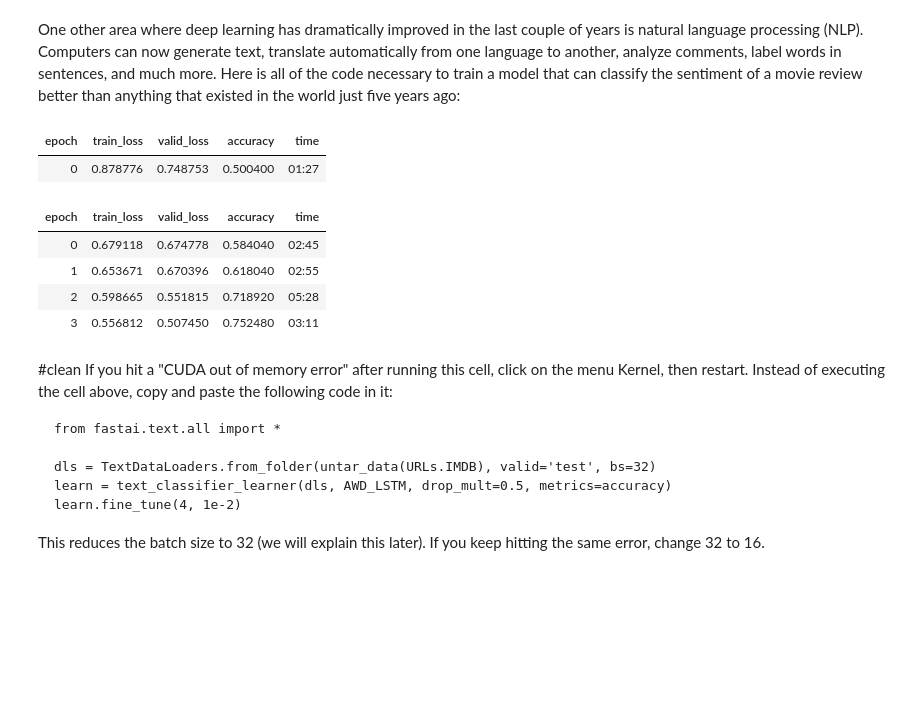
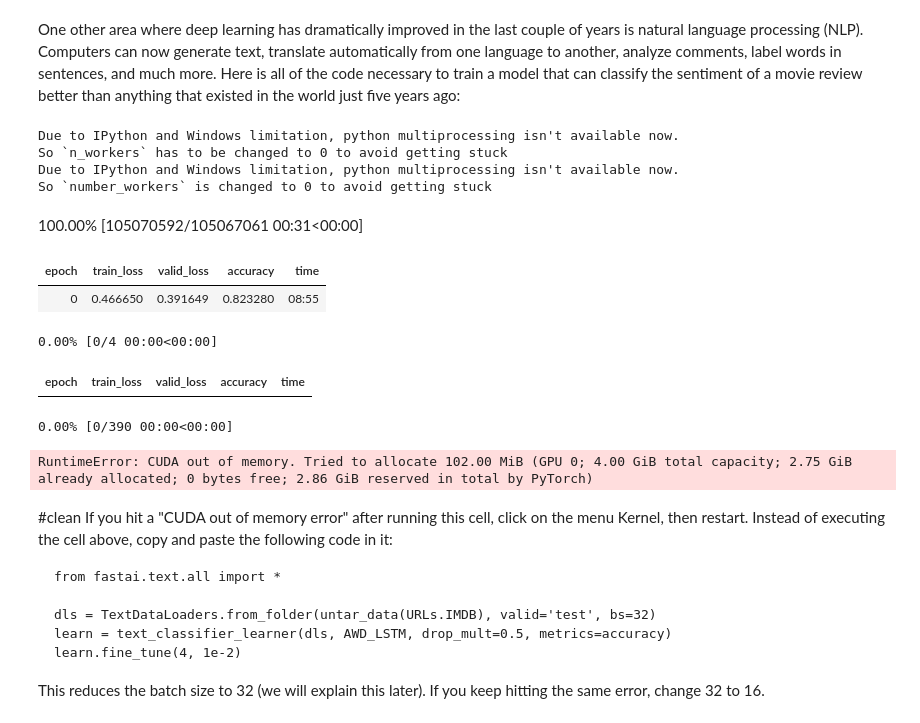
Before and after one commit to Marcingrze/fastbook, a Jupyter notebook: 01_intro.ipynb, the cells around one changed output. Cells and saved outputs as stored; diff of their text form; code cells hidden in the pictures; blank space fills up the shorter version.

```diff
--- a/01_intro.ipynb
+++ b/01_intro.ipynb
@@ -721,17 +718,21 @@ One other area where deep learning has dramatically improved in the last couple
 # %%
 from fastai.text.all import *
 
-dls = TextDataLoaders.from_folder(untar_data(URLs.IMDB), valid='test')
+dls = TextDataLoaders.from_folder(untar_data(URLs.IMDB), valid='test', bs=32)
 learn = text_classifier_learner(dls, AWD_LSTM, drop_mult=0.5, metrics=accuracy)
 learn.fine_tune(4, 1e-2)
 # %% [output]
+Due to IPython and Windows limitation, python multiprocessing isn't available now.
+So `n_workers` has to be changed to 0 to avoid getting stuck
+Due to IPython and Windows limitation, python multiprocessing isn't available now.
+So `number_workers` is changed to 0 to avoid getting stuck
+100.00% [105070592/105067061 00:31<00:00]
 | epoch | train_loss | valid_loss | accuracy | time |
-| 0 | 0.878776 | 0.748753 | 0.500400 | 01:27 |
+| 0 | 0.466650 | 0.391649 | 0.823280 | 08:55 |
+0.00% [0/4 00:00<00:00]
 | epoch | train_loss | valid_loss | accuracy | time |
-| 0 | 0.679118 | 0.674778 | 0.584040 | 02:45 |
-| 1 | 0.653671 | 0.670396 | 0.618040 | 02:55 |
-| 2 | 0.598665 | 0.551815 | 0.718920 | 05:28 |
-| 3 | 0.556812 | 0.507450 | 0.752480 | 03:11 |
+0.00% [0/390 00:00<00:00]
+RuntimeError: CUDA out of memory. Tried to allocate 102.00 MiB (GPU 0; 4.00 GiB total capacity; 2.75 GiB already allocated; 0 bytes free; 2.86 GiB reserved in total by PyTorch)
 # %% [markdown]
 #clean
 If you hit a "CUDA out of memory error" after running this cell, click on the menu Kernel, then restart. Instead of executing the cell above, copy and paste the following code in it:
```
Also changed, not shown: parts of 8 cells of this notebook.
